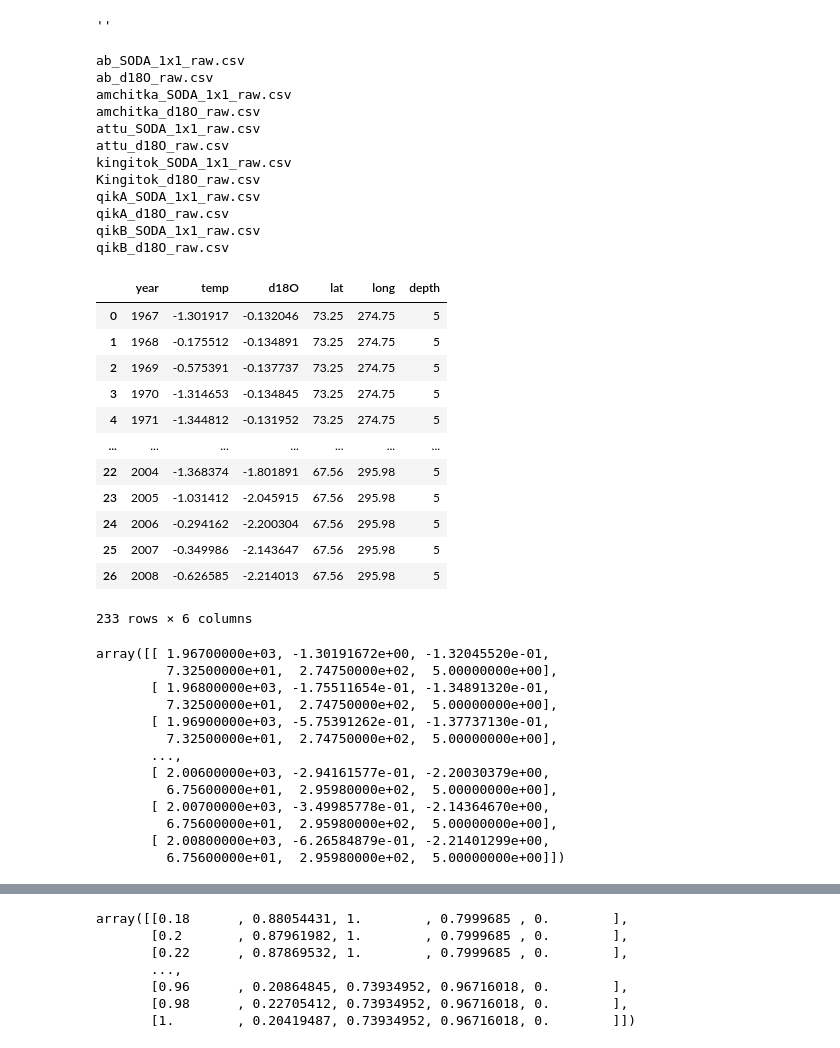
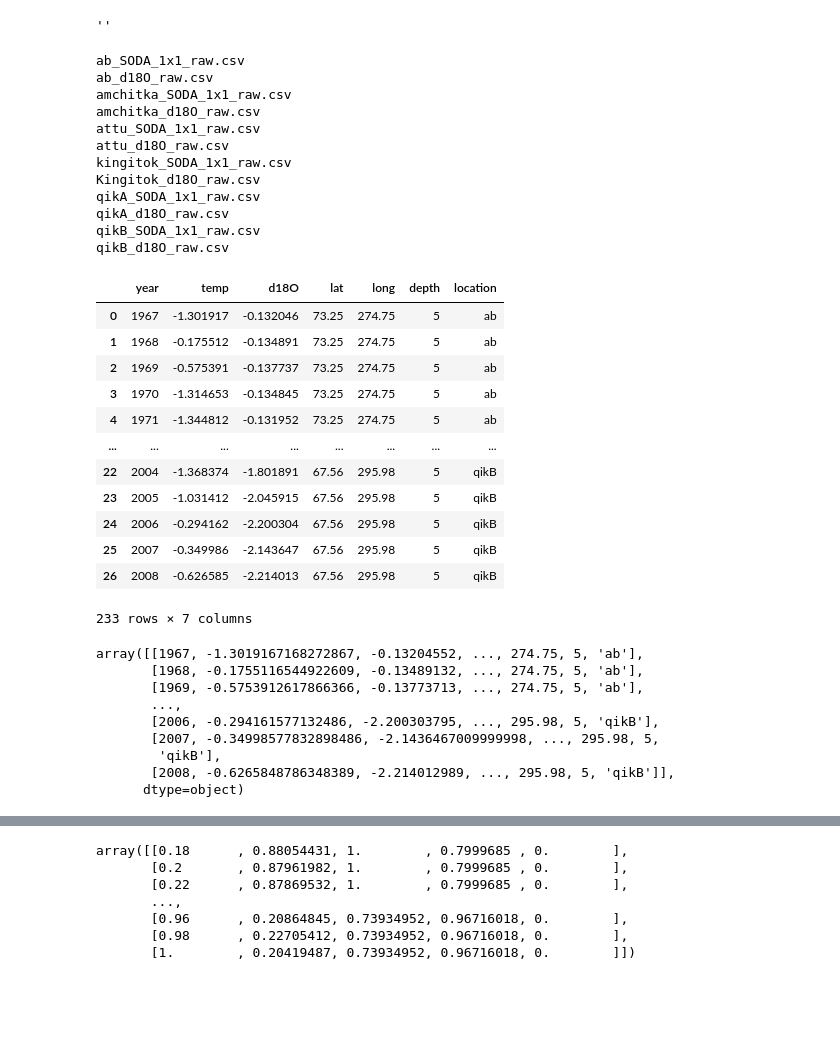
Before and after one commit to p-ai-org/p-climate, a Jupyter notebook: paleo_test.ipynb, the cells around one changed output, grey strips where cells are left out. Saved outputs shown, nothing was run; the diff lists cells and outputs as text; code cells hidden in the pictures; blank space fills up the shorter version.

```diff
--- a/paleo_test.ipynb
+++ b/paleo_test.ipynb
@@ -263,6 +308,7 @@ for temperature_file in temperature_files:
     actual_annual_temp = temp_data.groupby('year')['temp'].agg(np.mean).to_frame().reset_index()
     # convert year to an int type
     actual_annual_temp['year'] = actual_annual_temp['year'].apply(lambda x: int(x))
+
     algae_file = pd.read_csv('d18O_raw/' + algae_files[count][0])
 
     if algae_files[count][0] == "amchitka_d18O_raw.csv":
@@ -275,63 +321,60 @@ for temperature_file in temperature_files:
     elif algae_files[count][0] == "attu_d18O_raw.csv":
         algae_file = algae_file[['year', 'd18O']]
     else:
         algae_file['year'] = algae_file['year'].apply(lambda x: int(x))
     print(algae_files[count][0])
 
 
     temp_and_algae = pd.merge(actual_annual_temp, algae_file, on='year')
     #temp_and_algae = temp_and_algae.set_index('year').head()
     temp_and_algae['lat'] = algae_files[count][1]
     temp_and_algae['long'] = algae_files[count][2]
     temp_and_algae['depth'] = algae_files[count][3]
+    temp_and_algae['location'] = temperature_file.split('_')[0]
     paleo_df = pd.concat([paleo_df, temp_and_algae], axis= 0)
 
     count += 1
 
 paleo_df
 # %% [output]
 ab_SODA_1x1_raw.csv
 ab_d18O_raw.csv
 amchitka_SODA_1x1_raw.csv
 amchitka_d18O_raw.csv
 attu_SODA_1x1_raw.csv
 attu_d18O_raw.csv
 kingitok_SODA_1x1_raw.csv
 Kingitok_d18O_raw.csv
 qikA_SODA_1x1_raw.csv
 qikA_d18O_raw.csv
 qikB_SODA_1x1_raw.csv
 qikB_d18O_raw.csv
-|  | year | temp | d18O | lat | long | depth |
-| 0 | 1967 | -1.301917 | -0.132046 | 73.25 | 274.75 | 5 |
-| 1 | 1968 | -0.175512 | -0.134891 | 73.25 | 274.75 | 5 |
-| 2 | 1969 | -0.575391 | -0.137737 | 73.25 | 274.75 | 5 |
-| 3 | 1970 | -1.314653 | -0.134845 | 73.25 | 274.75 | 5 |
-| 4 | 1971 | -1.344812 | -0.131952 | 73.25 | 274.75 | 5 |
-| ... | ... | ... | ... | ... | ... | ... |
-| 22 | 2004 | -1.368374 | -1.801891 | 67.56 | 295.98 | 5 |
-| 23 | 2005 | -1.031412 | -2.045915 | 67.56 | 295.98 | 5 |
-| 24 | 2006 | -0.294162 | -2.200304 | 67.56 | 295.98 | 5 |
-| 25 | 2007 | -0.349986 | -2.143647 | 67.56 | 295.98 | 5 |
-| 26 | 2008 | -0.626585 | -2.214013 | 67.56 | 295.98 | 5 |
+|  | year | temp | d18O | lat | long | depth | location |
+| 0 | 1967 | -1.301917 | -0.132046 | 73.25 | 274.75 | 5 | ab |
+| 1 | 1968 | -0.175512 | -0.134891 | 73.25 | 274.75 | 5 | ab |
+| 2 | 1969 | -0.575391 | -0.137737 | 73.25 | 274.75 | 5 | ab |
+| 3 | 1970 | -1.314653 | -0.134845 | 73.25 | 274.75 | 5 | ab |
+| 4 | 1971 | -1.344812 | -0.131952 | 73.25 | 274.75 | 5 | ab |
+| ... | ... | ... | ... | ... | ... | ... | ... |
+| 22 | 2004 | -1.368374 | -1.801891 | 67.56 | 295.98 | 5 | qikB |
+| 23 | 2005 | -1.031412 | -2.045915 | 67.56 | 295.98 | 5 | qikB |
+| 24 | 2006 | -0.294162 | -2.200304 | 67.56 | 295.98 | 5 | qikB |
+| 25 | 2007 | -0.349986 | -2.143647 | 67.56 | 295.98 | 5 | qikB |
+| 26 | 2008 | -0.626585 | -2.214013 | 67.56 | 295.98 | 5 | qikB |
-233 rows × 6 columns
+233 rows × 7 columns
 # %%
 dataset = paleo_df.values
 dataset
 # %% [output]
-array([[ 1.96700000e+03, -1.30191672e+00, -1.32045520e-01,
-         7.32500000e+01,  2.74750000e+02,  5.00000000e+00],
-       [ 1.96800000e+03, -1.75511654e-01, -1.34891320e-01,
-         7.32500000e+01,  2.74750000e+02,  5.00000000e+00],
-       [ 1.96900000e+03, -5.75391262e-01, -1.37737130e-01,
-         7.32500000e+01,  2.74750000e+02,  5.00000000e+00],
+array([[1967, -1.3019167168272867, -0.13204552, ..., 274.75, 5, 'ab'],
+       [1968, -0.1755116544922609, -0.13489132, ..., 274.75, 5, 'ab'],
+       [1969, -0.5753912617866366, -0.13773713, ..., 274.75, 5, 'ab'],
        ...,
-       [ 2.00600000e+03, -2.94161577e-01, -2.20030379e+00,
-         6.75600000e+01,  2.95980000e+02,  5.00000000e+00],
-       [ 2.00700000e+03, -3.49985778e-01, -2.14364670e+00,
-         6.75600000e+01,  2.95980000e+02,  5.00000000e+00],
-       [ 2.00800000e+03, -6.26584879e-01, -2.21401299e+00,
-         6.75600000e+01,  2.95980000e+02,  5.00000000e+00]])
+       [2006, -0.294161577132486, -2.200303795, ..., 295.98, 5, 'qikB'],
+       [2007, -0.34998577832898486, -2.1436467009999998, ..., 295.98, 5,
+        'qikB'],
+       [2008, -0.6265848786348389, -2.214012989, ..., 295.98, 5, 'qikB']],
+      dtype=object)
 # %%
 # dataset[row indices, column indices]
 X =  dataset[:,(0,2,3,4,5)] # input
```
Also changed, not shown: parts of 45 cells of this notebook, 1 other file.
